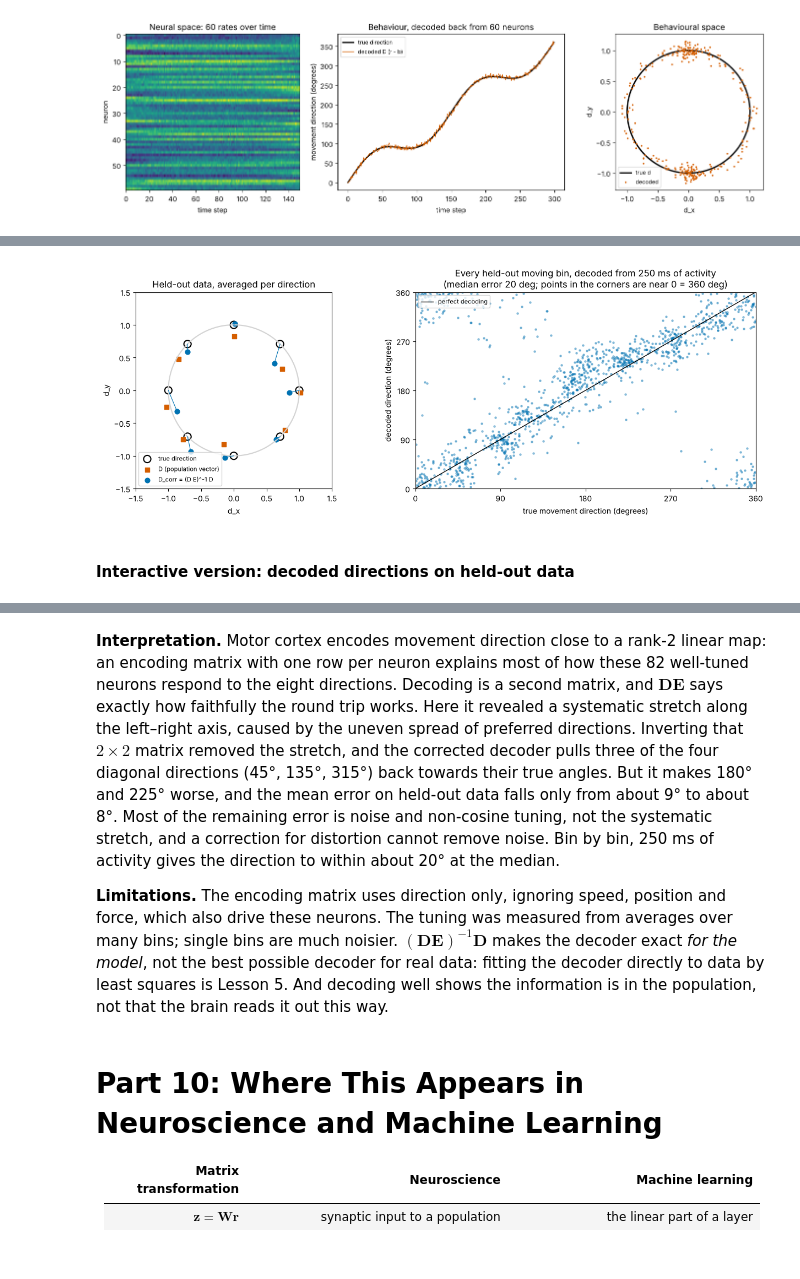
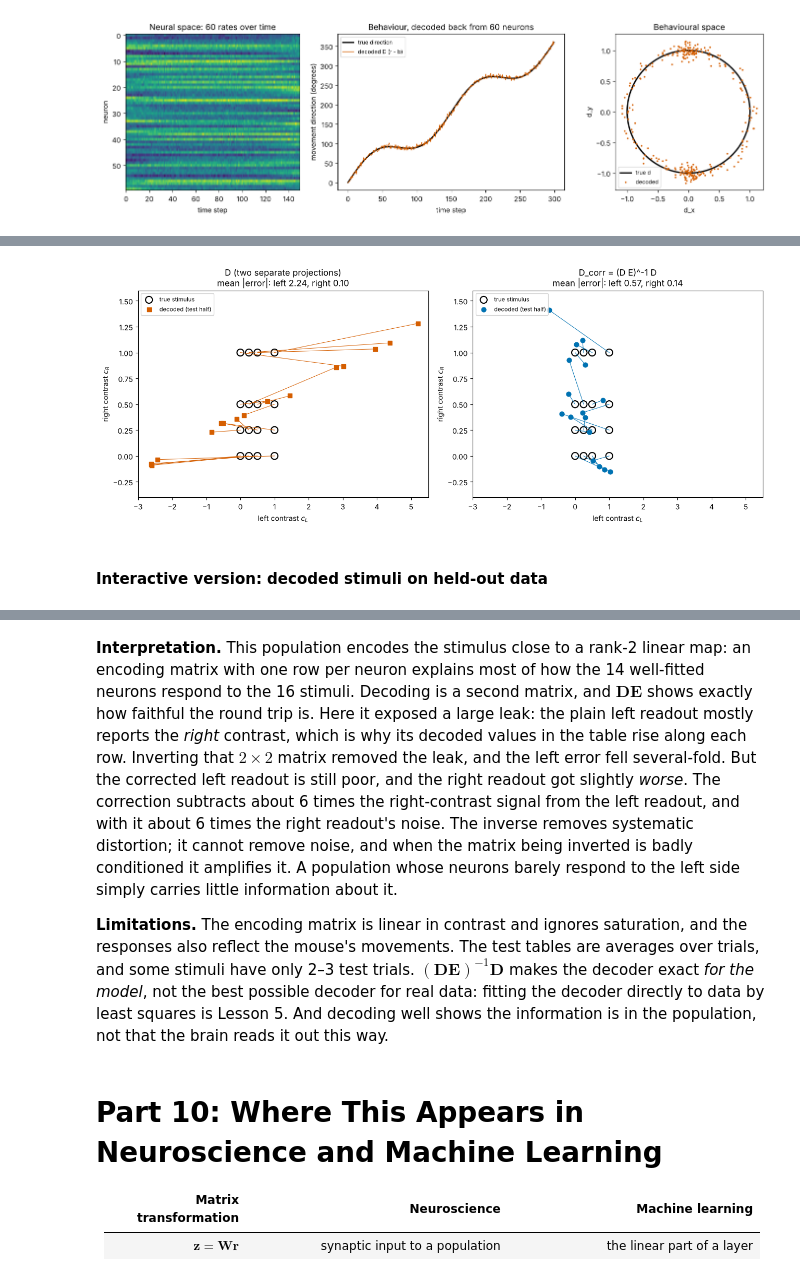
Before and after one commit to peter-adepoju/math-neuro-ml, a Jupyter notebook: week1/lesson4/Lesson4_Teaching_Notebook.ipynb, the cells around one changed output, grey strips where cells are left out. Saved outputs shown, nothing was run; the diff lists cells and outputs as text; code cells hidden in the pictures.

```diff
--- a/week1/lesson4/Lesson4_Teaching_Notebook.ipynb
+++ b/week1/lesson4/Lesson4_Teaching_Notebook.ipynb
@@ -925,10 +944,8 @@ The eight real population patterns span 7 dimensions, not 2. (Not 8: centring ma
 # %%
-# Step 3: the population-vector decoder and the composite D E
-g = np.linalg.norm(E, axis=1)                  # depths of modulation, spikes/s
-U = E / g[:, None]                             # unit preferred directions, shape (N, 2)
-D = (2 / N) * (U / g[:, None]).T               # shape (2, N): population-vector decoder
+# Step 3: the Lesson 2 projection decoder as a matrix, and the composite D E
+wL, wR = E[:, 0], E[:, 1]                      # the two columns of E: weights on left and on right contrast, over neurons
+D = np.vstack([wL / (wL @ wL), wR / (wR @ wR)])   # shape (2, N): row 1 projects onto w_L, row 2 onto w_R
 DE = D @ E
 print("D shape:", D.shape, "\nD E =\n", np.round(DE, 3))
-pd_deg = np.degrees(np.arctan2(U[:, 1], U[:, 0])) % 180
-print(f"Preferred directions within 30 deg of the left-right axis: {np.mean((pd_deg < 30) | (pd_deg > 150)):.0%}  (an even spread would give 33%)")
+print(f"||w_L|| = {np.linalg.norm(wL):.1f},  ||w_R|| = {np.linalg.norm(wR):.1f},  w_L . w_R = {wL @ wR:.0f}  (spikes/s per unit contrast)")
 # %% [output]
@@ -976,32 +996,20 @@ Single 250 ms windows (1194 moving bins): median |error| 20 deg, within 45 deg 8
 # %%
-fig, axes = plt.subplots(1, 2, figsize=(13, 4.8), gridspec_kw={'width_ratios': [1, 1.1]})
-ax = axes[0]
-circle = np.linspace(0, 2 * np.pi, 200)
-ax.plot(np.cos(circle), np.sin(circle), color='lightgrey')
-ax.scatter(D8[0], D8[1], s=90, facecolors='none', edgecolors='black', lw=1.5, label='true direction')
-ax.scatter(out_pv[0], out_pv[1], color=PALETTE[1], marker='s', s=40, label='D (population vector)')
-ax.scatter(out_corr[0], out_corr[1], color=PALETTE[0], s=40, label='D_corr = (D E)^-1 D')
-for k in range(8):
-    ax.plot([D8[0, k], out_corr[0, k]], [D8[1, k], out_corr[1, k]], color=PALETTE[0], lw=0.8)
-ax.set_aspect('equal'); ax.set_xlim(-1.5, 1.5); ax.set_ylim(-1.5, 1.5)
-ax.set_xlabel('d_x'); ax.set_ylabel('d_y')
-ax.set_title('Held-out data, averaged per direction')
-ax.legend(fontsize=8, loc='lower left')
-
-ax = axes[1]
-true_deg = np.degrees(move_angle[test_bins]) % 360
-dec_deg = np.degrees(np.arctan2(bin_out[1], bin_out[0])) % 360
-ax.scatter(true_deg, dec_deg, s=5, alpha=0.4, color=PALETTE[0])
-ax.plot([0, 360], [0, 360], color='black', lw=1, label='perfect decoding')
-ax.set_xlim(0, 360); ax.set_ylim(0, 360); ax.set_xticks(range(0, 361, 90)); ax.set_yticks(range(0, 361, 90))
-ax.set_xlabel('true movement direction (degrees)'); ax.set_ylabel('decoded direction (degrees)')
-ax.set_title(f'Every held-out moving bin, decoded from 250 ms of activity\n(median error {np.median(np.abs(bin_err)):.0f} deg; points in the corners are near 0 = 360 deg)')
-ax.legend(fontsize=8, loc='upper left')
+fig, axes = plt.subplots(1, 2, figsize=(13, 5.2))
+for ax, out, name, colour, marker in [(axes[0], out_plain, 'D (two separate projections)', PALETTE[1], 's'),
+                                      (axes[1], out_corr, 'D_corr = (D E)^-1 D', PALETTE[0], 'o')]:
+    ax.scatter(C_stim[0], C_stim[1], s=90, facecolors='none', edgecolors='black', lw=1.5, label='true stimulus')
+    ax.scatter(out[0], out[1], color=colour, marker=marker, s=40, label='decoded (test half)')
+    for k in range(16):
+        ax.plot([C_stim[0, k], out[0, k]], [C_stim[1, k], out[1, k]], color=colour, lw=0.7)
+    ax.set_xlim(-3, 5.5); ax.set_ylim(-0.4, 1.6)
+    ax.set_xlabel('left contrast $c_L$'); ax.set_ylabel('right contrast $c_R$')
+    ax.set_title(f'{name}\nmean |error|: left {np.abs(out[0] - C_stim[0]).mean():.2f}, right {np.abs(out[1] - C_stim[1]).mean():.2f}')
+    ax.legend(fontsize=8, loc='upper left')
 plt.tight_layout()
 plt.show()
 # %% [output]
-[figure, old version]
+[figure, new version]
 # %% [markdown]
-#### Interactive version: decoded directions on held-out data
+#### Interactive version: decoded stimuli on held-out data
 # %%
 fig_dec = go.Figure()
@@ -1018,9 +1025,9 @@ fig_dec.show(config=PLOTLY_CONFIG)
 # %% [output]
 [interactive output not drawn]
 # %% [markdown]
-**Interpretation.** Motor cortex encodes movement direction close to a rank-2 linear map: an encoding matrix with one row per neuron explains most of how these 82 well-tuned neurons respond to the eight directions. Decoding is a second matrix, and $\mathbf{D}\mathbf{E}$ says exactly how faithfully the round trip works. Here it revealed a systematic stretch along the left–right axis, caused by the uneven spread of preferred directions. Inverting that $2\times2$ matrix removed the stretch, and the corrected decoder pulls three of the four diagonal directions (45°, 135°, 315°) back towards their true angles. But it makes 180° and 225° worse, and the mean error on held-out data falls only from about 9° to about 8°. Most of the remaining error is noise and non-cosine tuning, not the systematic stretch, and a correction for distortion cannot remove noise. Bin by bin, 250 ms of activity gives the direction to within about 20° at the median.
+**Interpretation.** This population encodes the stimulus close to a rank-2 linear map: an encoding matrix with one row per neuron explains most of how the 14 well-fitted neurons respond to the 16 stimuli. Decoding is a second matrix, and $\mathbf{D}\mathbf{E}$ shows exactly how faithful the round trip is. Here it exposed a large leak: the plain left readout mostly reports the *right* contrast, which is why its decoded values in the table rise along each row. Inverting that $2\times2$ matrix removed the leak, and the left error fell several-fold. But the corrected left readout is still poor, and the right readout got slightly *worse*. The correction subtracts about 6 times the right-contrast signal from the left readout, and with it about 6 times the right readout's noise. The inverse removes systematic distortion; it cannot remove noise, and when the matrix being inverted is badly conditioned it amplifies it. A population whose neurons barely respond to the left side simply carries little information about it.
 
-**Limitations.** The encoding matrix uses direction only, ignoring speed, position and force, which also drive these neurons. The tuning was measured from averages over many bins; single bins are much noisier. $(\mathbf{D}\mathbf{E})^{-1}\mathbf{D}$ makes the decoder exact *for the model*, not the best possible decoder for real data: fitting the decoder directly to data by least squares is Lesson 5. And decoding well shows the information is in the population, not that the brain reads it out this way.
+**Limitations.** The encoding matrix is linear in contrast and ignores saturation, and the responses also reflect the mouse's movements. The test tables are averages over trials, and some stimuli have only 2–3 test trials. $(\mathbf{D}\mathbf{E})^{-1}\mathbf{D}$ makes the decoder exact *for the model*, not the best possible decoder for real data: fitting the decoder directly to data by least squares is Lesson 5. And decoding well shows the information is in the population, not that the brain reads it out this way.
 # %% [markdown]
 # **Part 10: Where This Appears in Neuroscience and Machine Learning**
 
```
Also changed, not shown: parts of 11 cells of this notebook, 1 other file.
